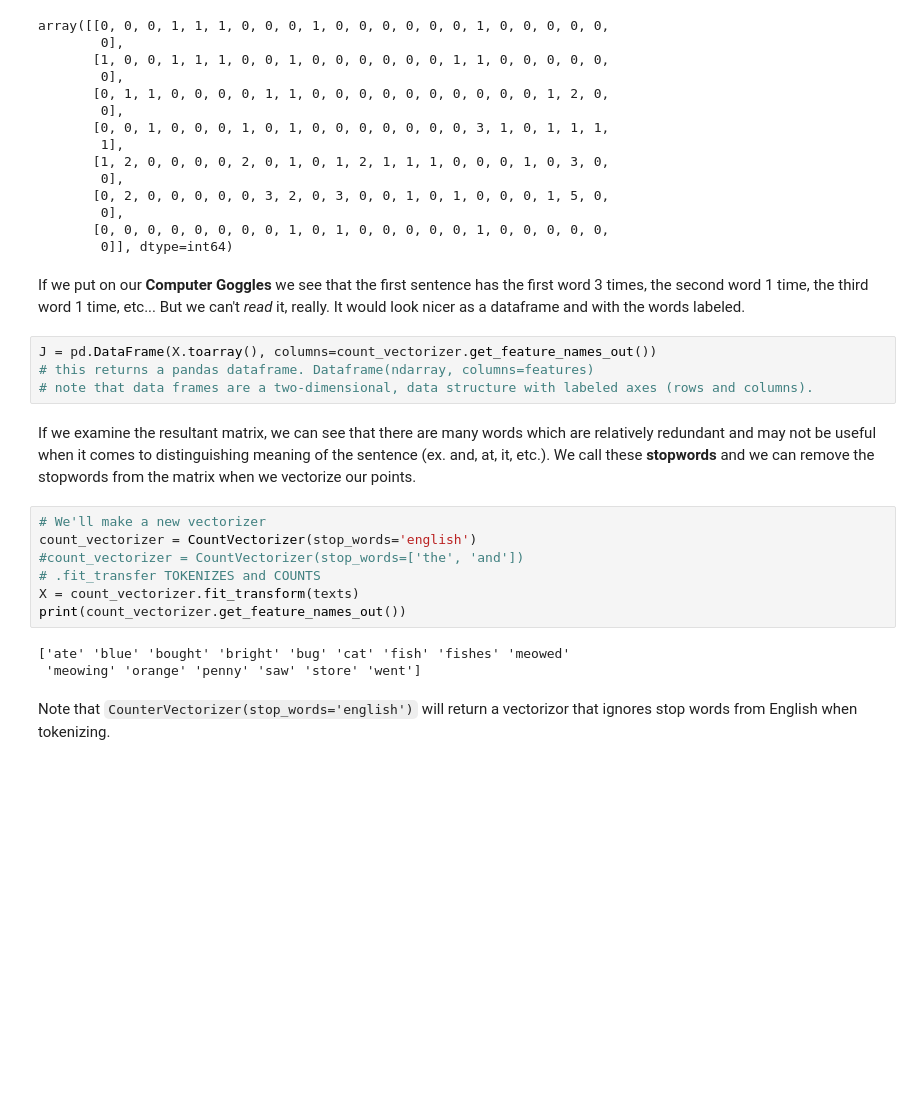
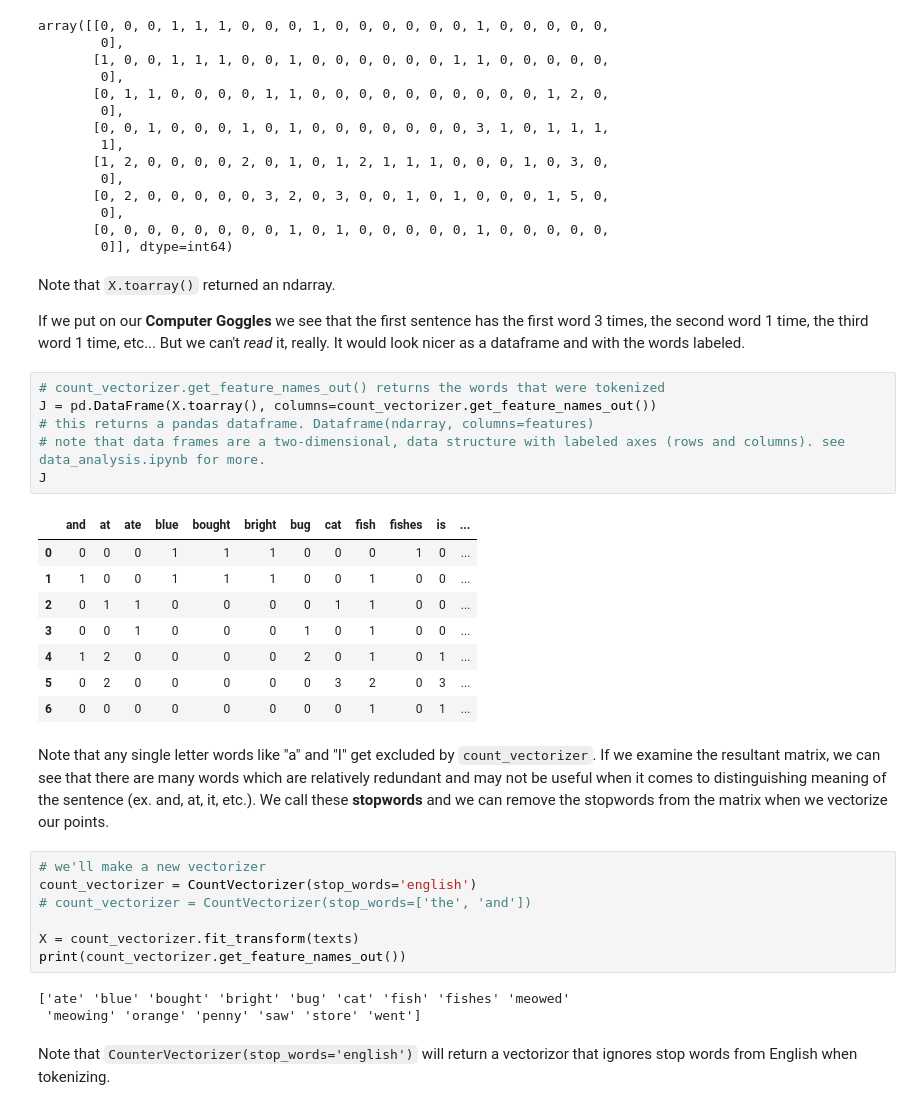
Before and after one commit to mrdandelion6/Learn-to-Code, a Jupyter notebook: python/ml/NLP.ipynb, the cells around one changed output. Saved outputs shown, nothing was run; the diff lists cells and outputs as text; blank space fills up the shorter version.

Commit message:
added notes on NLPs, all that's left is to train classifer

```diff
--- a/python/ml/NLP.ipynb
+++ b/python/ml/NLP.ipynb
@@ -84,18 +84,31 @@ array([[0, 0, 0, 1, 1, 1, 0, 0, 0, 1, 0, 0, 0, 0, 0, 0, 1, 0, 0, 0, 0, 0,
        [0, 0, 0, 0, 0, 0, 0, 0, 1, 0, 1, 0, 0, 0, 0, 0, 1, 0, 0, 0, 0, 0,
         0]], dtype=int64)
 # %% [markdown]
+Note that `X.toarray()` returned an ndarray.
+
 If we put on our **Computer Goggles** we see that the first sentence has the first word 3 times, the second word 1 time, the third word 1 time, etc... But we can't *read* it, really. It would look nicer as a dataframe and with the words labeled.
 # %%
+# count_vectorizer.get_feature_names_out() returns the words that were tokenized
 J = pd.DataFrame(X.toarray(), columns=count_vectorizer.get_feature_names_out())
 # this returns a pandas dataframe. Dataframe(ndarray, columns=features)
-# note that data frames are a two-dimensional, data structure with labeled axes (rows and columns).
+# note that data frames are a two-dimensional, data structure with labeled axes (rows and columns). see data_analysis.ipynb for more.
+J
+# %% [output]
+|  | and | at | ate | blue | bought | bright | bug | cat | fish | fishes | is | ... |
+| 0 | 0 | 0 | 0 | 1 | 1 | 1 | 0 | 0 | 0 | 1 | 0 | ... |
+| 1 | 1 | 0 | 0 | 1 | 1 | 1 | 0 | 0 | 1 | 0 | 0 | ... |
+| 2 | 0 | 1 | 1 | 0 | 0 | 0 | 0 | 1 | 1 | 0 | 0 | ... |
+| 3 | 0 | 0 | 1 | 0 | 0 | 0 | 1 | 0 | 1 | 0 | 0 | ... |
+| 4 | 1 | 2 | 0 | 0 | 0 | 0 | 2 | 0 | 1 | 0 | 1 | ... |
+| 5 | 0 | 2 | 0 | 0 | 0 | 0 | 0 | 3 | 2 | 0 | 3 | ... |
+| 6 | 0 | 0 | 0 | 0 | 0 | 0 | 0 | 0 | 1 | 0 | 1 | ... |
 # %% [markdown]
-If we examine the resultant matrix, we can see that there are many words which are relatively redundant and may not be useful when it comes to distinguishing meaning of the sentence (ex. and, at, it, etc.). We call these **stopwords** and we can remove the stopwords from the matrix when we vectorize our points.
+Note that any single letter words like "a" and "I" get excluded by `count_vectorizer`. If we examine the resultant matrix, we can see that there are many words which are relatively redundant and may not be useful when it comes to distinguishing meaning of the sentence (ex. and, at, it, etc.). We call these **stopwords** and we can remove the stopwords from the matrix when we vectorize our points.
 # %%
-# We'll make a new vectorizer
+# we'll make a new vectorizer
 count_vectorizer = CountVectorizer(stop_words='english')
-#count_vectorizer = CountVectorizer(stop_words=['the', 'and'])
-# .fit_transfer TOKENIZES and COUNTS
+# count_vectorizer = CountVectorizer(stop_words=['the', 'and'])
+
 X = count_vectorizer.fit_transform(texts)
 print(count_vectorizer.get_feature_names_out())
 # %% [output]
```
Also changed, not shown: parts of 14 cells of this notebook, 2 other files.
